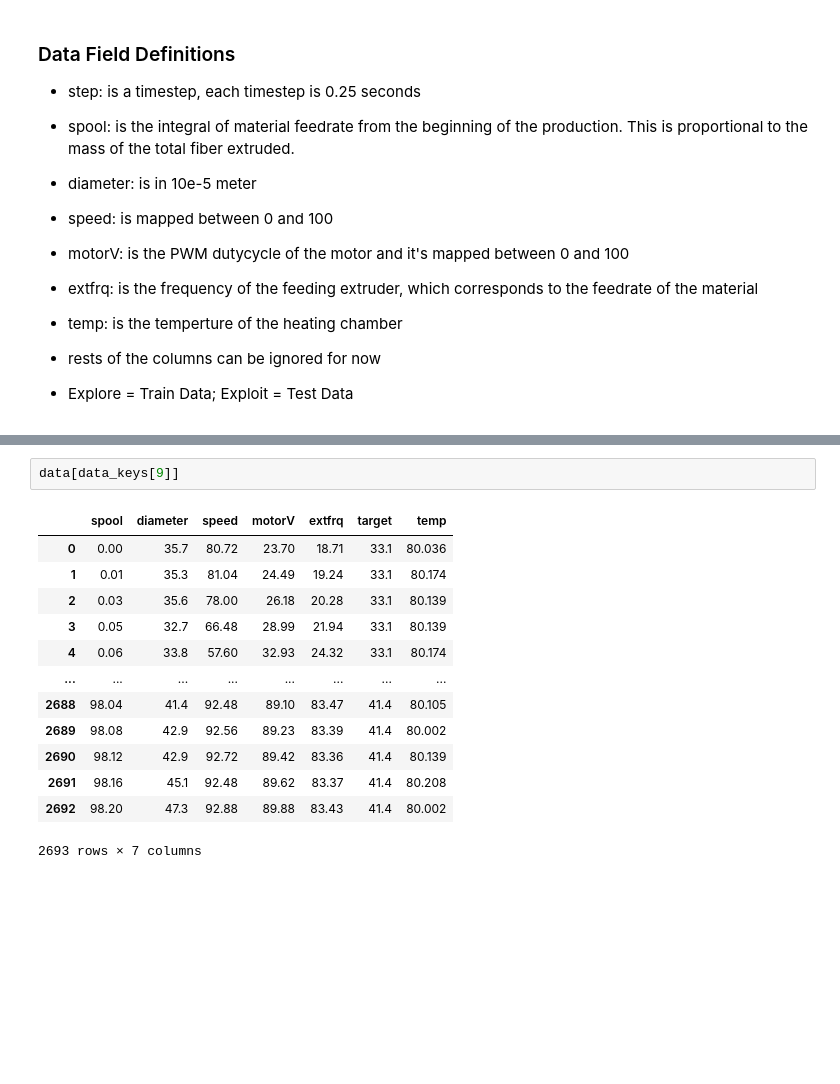
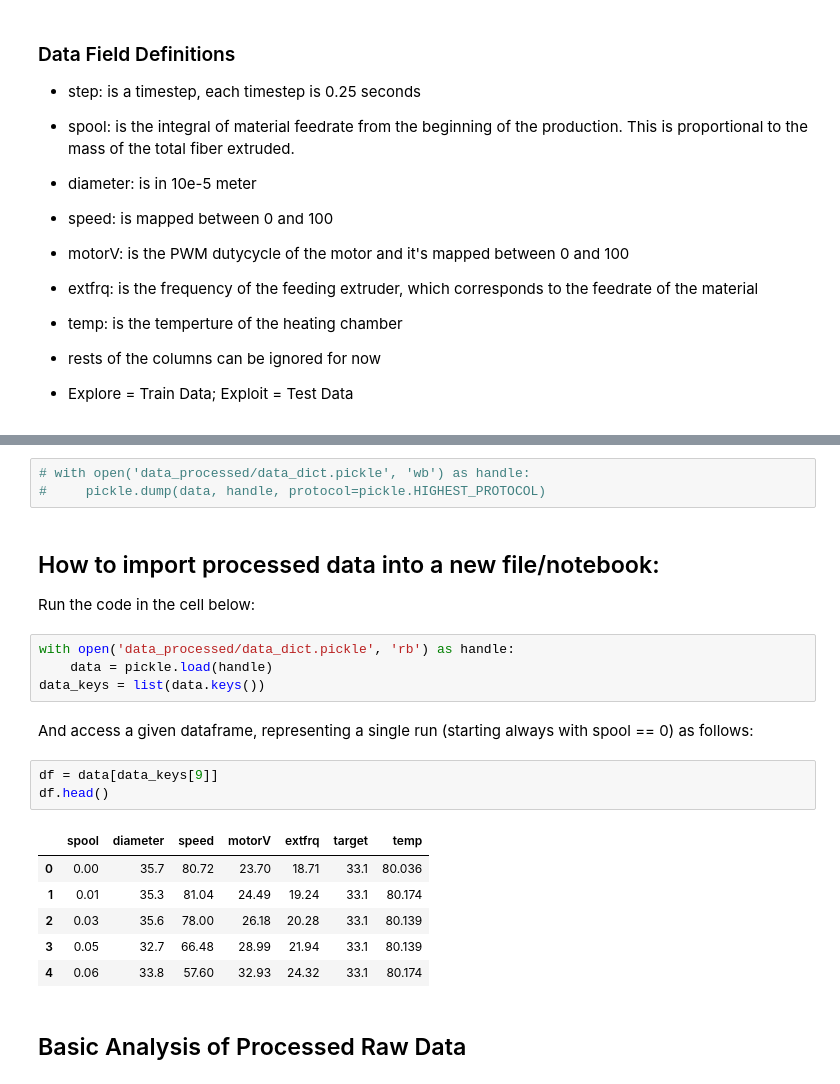
Before and after one commit to mschoder/extrusion-machine-modeling, a Jupyter notebook: data_exploration.ipynb, the cells around one changed output, grey strips where cells are left out. Drawn from its saved outputs; the diff is of its cells as text; blank space fills up the shorter version.

Commit message:
added code to save and load dfs

```diff
--- a/data_exploration.ipynb
+++ b/data_exploration.ipynb
@@ -60,17 +63,25 @@ print(data_keys)
-# %%
-data[data_keys[9]]
-# %% [output]
-|  | spool | diameter | speed | motorV | extfrq | target | temp |
-| 0 | 0.00 | 35.7 | 80.72 | 23.70 | 18.71 | 33.1 | 80.036 |
-| 1 | 0.01 | 35.3 | 81.04 | 24.49 | 19.24 | 33.1 | 80.174 |
-| 2 | 0.03 | 35.6 | 78.00 | 26.18 | 20.28 | 33.1 | 80.139 |
-| 3 | 0.05 | 32.7 | 66.48 | 28.99 | 21.94 | 33.1 | 80.139 |
-| 4 | 0.06 | 33.8 | 57.60 | 32.93 | 24.32 | 33.1 | 80.174 |
-| ... | ... | ... | ... | ... | ... | ... | ... |
-| 2688 | 98.04 | 41.4 | 92.48 | 89.10 | 83.47 | 41.4 | 80.105 |
-| 2689 | 98.08 | 42.9 | 92.56 | 89.23 | 83.39 | 41.4 | 80.002 |
-| 2690 | 98.12 | 42.9 | 92.72 | 89.42 | 83.36 | 41.4 | 80.139 |
-| 2691 | 98.16 | 45.1 | 92.48 | 89.62 | 83.37 | 41.4 | 80.208 |
-| 2692 | 98.20 | 47.3 | 92.88 | 89.88 | 83.43 | 41.4 | 80.002 |
-2693 rows × 7 columns
+# %%
+# with open('data_processed/data_dict.pickle', 'wb') as handle:
+#     pickle.dump(data, handle, protocol=pickle.HIGHEST_PROTOCOL)
+# %% [markdown]
+## How to import processed data into a new file/notebook:
+Run the code in the cell below:
+# %%
+with open('data_processed/data_dict.pickle', 'rb') as handle:
+    data = pickle.load(handle)
+data_keys = list(data.keys())
+# %% [markdown]
+And access a given dataframe, representing a single run (starting always with spool == 0) as follows:
+# %%
+df = data[data_keys[9]]
+df.head()
+# %% [output]
+|  | spool | diameter | speed | motorV | extfrq | target | temp |
+| 0 | 0.00 | 35.7 | 80.72 | 23.70 | 18.71 | 33.1 | 80.036 |
+| 1 | 0.01 | 35.3 | 81.04 | 24.49 | 19.24 | 33.1 | 80.174 |
+| 2 | 0.03 | 35.6 | 78.00 | 26.18 | 20.28 | 33.1 | 80.139 |
+| 3 | 0.05 | 32.7 | 66.48 | 28.99 | 21.94 | 33.1 | 80.139 |
+| 4 | 0.06 | 33.8 | 57.60 | 32.93 | 24.32 | 33.1 | 80.174 |
+# %% [markdown]
+## Basic Analysis of Processed Raw Data
 # %%
```
Also changed, not shown: parts of 7 cells of this notebook, 15 other files.
